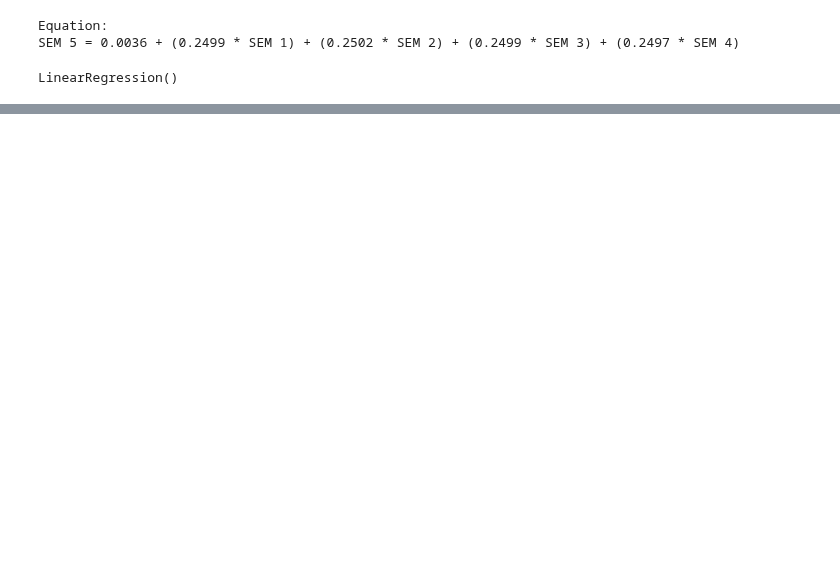
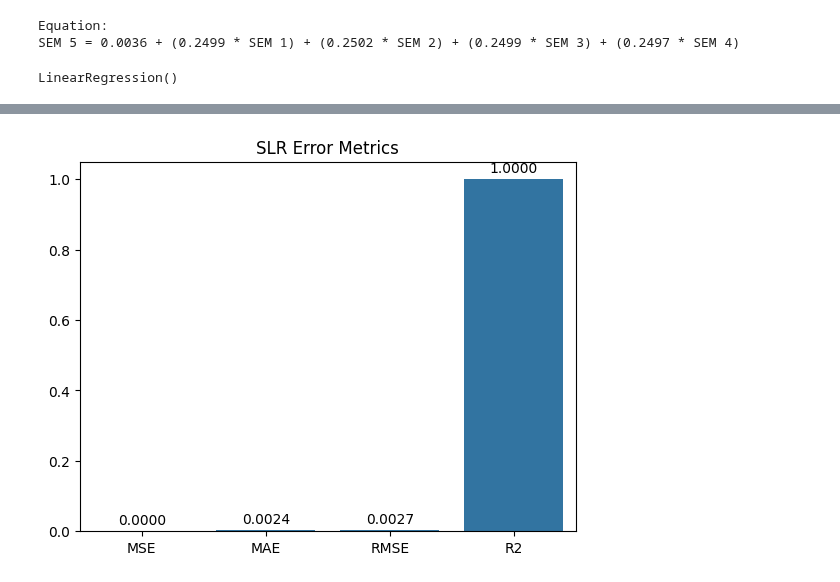
Before and after one commit to Prabhupritam-001/AML_LAB, a Jupyter notebook: Experiment_03/code.ipynb, the cells around one changed output, grey strips where cells are left out. Cells and saved outputs as stored; diff of their text form; code cells hidden in the pictures; blank space fills up the shorter version.

```diff
--- a/Experiment_03/code.ipynb
+++ b/Experiment_03/code.ipynb
@@ -120,0 +163,7 @@ SEM 5 = 0.0035 + (0.9997 × Average of SEM1-SEM4)
+# %%
+ax = sns.barplot(x=metrics, y=svalues)
+plt.title("SLR Error Metrics")
+ax.bar_label(ax.containers[0], fmt="%.4f", padding=3)
+plt.show()
+# %% [output]
+[figure, added]
```
Also changed, not shown: parts of 10 cells of this notebook.
